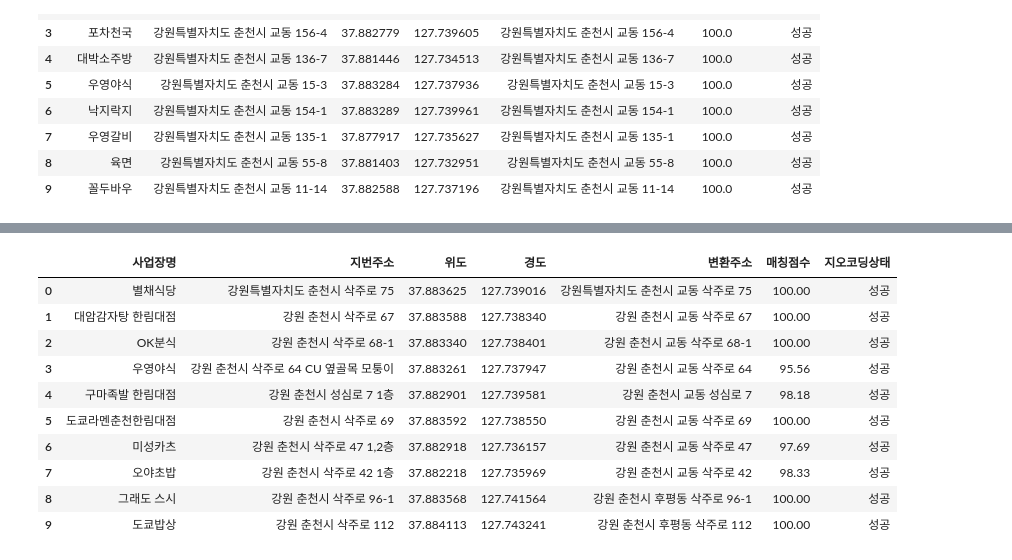
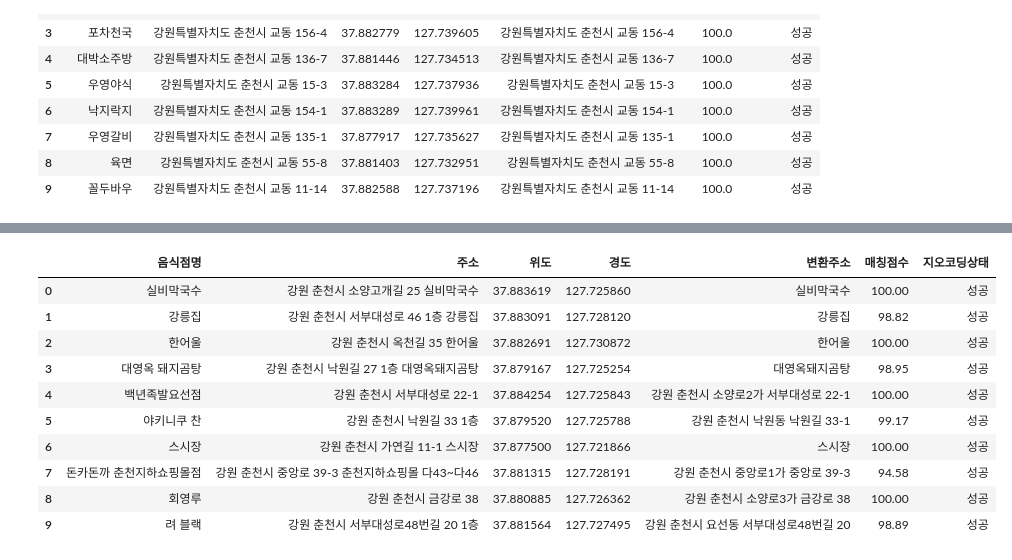
Before and after one commit to jinun02/Restaurant_List, a Jupyter notebook: 전국_음식점_정보csv/test copy.ipynb, the cells around one changed output, grey strips where cells are left out. Saved outputs shown, nothing was run; the diff lists cells and outputs as text; code cells hidden in the pictures.

```diff
--- a/전국_음식점_정보csv/test copy.ipynb
+++ b/전국_음식점_정보csv/test copy.ipynb
@@ -353,17 +353,19 @@ import pandas as pd
 import requests
 # 정렬 방식 재정의 파일
 # %%
-# 교동 음식점 지오코딩: ArcGIS 방식
+# 전체 지역 음식점 지오코딩: ArcGIS 방식
 import time
+
 import pandas as pd
 import requests
 
-INPUT_FILE = "filter_file_Gyo_dong_JS.csv"
-OUTPUT_FILE = "filter_file_Gyo_dong_JS_geocoded.csv"
+
+INPUT_FILE = "res_Food_List.csv"
+OUTPUT_FILE = "res_Food_List_geocoded.csv"
 
 df = pd.read_csv(INPUT_FILE, encoding="utf-8-sig")
 
-# 좌표 열은 반드시 숫자형으로 생성
+# 좌표 및 지오코딩 결과 열 생성
 df["위도"] = pd.Series(float("nan"), index=df.index, dtype="float64")
 df["경도"] = pd.Series(float("nan"), index=df.index, dtype="float64")
 df["변환주소"] = pd.Series(pd.NA, index=df.index, dtype="string")
@@ -378,11 +380,11 @@ API_URL = (
 session = requests.Session()
 session.headers["User-Agent"] = "Mozilla/5.0 restaurant-list-geocoder/1.0"
 
-# 같은 주소를 중복 조회하지 않기 위한 캐시
+# 같은 주소의 중복 API 호출 방지
 cache = {}
 
 for number, index in enumerate(df.index, start=1):
-    address = " ".join(str(df.at[index, "지번주소"]).strip().split())
+    address = " ".join(str(df.at[index, "주소"]).strip().split())
 
     if not address or address.lower() == "nan":
         result = {"상태": "주소없음"}
@@ -405,12 +407,18 @@ for number, index in enumerate(df.index, start=1):
                 },
                 timeout=30,
             )
+
             response.raise_for_status()
             data = response.json()
 
             if data.get("error"):
-                message = data["error"].get("message", "ArcGIS API 오류")
-                result = {"상태": f"API오류: {message}"}
+                message = data["error"].get(
+                    "message",
+                    "ArcGIS API 오류",
+                )
+                result = {
+                    "상태": f"API오류: {message}",
+                }
 
             else:
                 candidates = data.get("candidates", [])
@@ -428,12 +436,19 @@ for number, index in enumerate(df.index, start=1):
                         "매칭점수": score,
                     }
                 else:
-                    result = {"상태": "검색결과없음"}
+                    result = {
+                        "상태": "검색결과없음",
+                    }
 
         except requests.RequestException as error:
-            result = {"상태": f"요청오류: {error}"}
+            result = {
+                "상태": f"요청오류: {error}",
+            }
+
         except (KeyError, TypeError, ValueError) as error:
-            result = {"상태": f"응답처리오류: {error}"}
+            result = {
+                "상태": f"응답처리오류: {error}",
+            }
 
         cache[address] = result
         time.sleep(0.25)
@@ -451,7 +466,7 @@ for number, index in enumerate(df.index, start=1):
         f"{address} -> {result['상태']}"
     )
 
-    # 실행 중단에 대비한 중간 저장
+    # 실행 중단에 대비해 10개마다 중간 저장
     if number % 10 == 0:
         df.to_csv(
             OUTPUT_FILE,
@@ -459,6 +474,7 @@ for number, index in enumerate(df.index, start=1):
             encoding="utf-8-sig",
         )
 
+# 최종 결과 저장
 df.to_csv(
     OUTPUT_FILE,
     index=False,
@@ -472,8 +488,8 @@ print("결과 파일:", OUTPUT_FILE)
 display(
     df[
         [
-            "사업장명",
-            "지번주소",
+            "음식점명",
+            "주소",
             "위도",
             "경도",
             "변환주소",
@@ -503,11 +519,11 @@ Name: count, dtype: int64[pyarrow]
-|  | 사업장명 | 지번주소 | 위도 | 경도 | 변환주소 | 매칭점수 | 지오코딩상태 |
-| 0 | 별채식당 | 강원특별자치도 춘천시 삭주로 75 | 37.883625 | 127.739016 | 강원특별자치도 춘천시 교동 삭주로 75 | 100.00 | 성공 |
-| 1 | 대암감자탕 한림대점 | 강원 춘천시 삭주로 67 | 37.883588 | 127.738340 | 강원 춘천시 교동 삭주로 67 | 100.00 | 성공 |
-| 2 | OK분식 | 강원 춘천시 삭주로 68-1 | 37.883340 | 127.738401 | 강원 춘천시 교동 삭주로 68-1 | 100.00 | 성공 |
-| 3 | 우영야식 | 강원 춘천시 삭주로 64 CU 옆골목 모퉁이 | 37.883261 | 127.737947 | 강원 춘천시 교동 삭주로 64 | 95.56 | 성공 |
-| 4 | 구마족발 한림대점 | 강원 춘천시 성심로 7 1층 | 37.882901 | 127.739581 | 강원 춘천시 교동 성심로 7 | 98.18 | 성공 |
-| 5 | 도쿄라멘춘천한림대점 | 강원 춘천시 삭주로 69 | 37.883592 | 127.738550 | 강원 춘천시 교동 삭주로 69 | 100.00 | 성공 |
-| 6 | 미성카츠 | 강원 춘천시 삭주로 47 1,2층 | 37.882918 | 127.736157 | 강원 춘천시 교동 삭주로 47 | 97.69 | 성공 |
-| 7 | 오야초밥 | 강원 춘천시 삭주로 42 1층 | 37.882218 | 127.735969 | 강원 춘천시 교동 삭주로 42 | 98.33 | 성공 |
-| 8 | 그래도 스시 | 강원 춘천시 삭주로 96-1 | 37.883568 | 127.741564 | 강원 춘천시 후평동 삭주로 96-1 | 100.00 | 성공 |
-| 9 | 도쿄밥상 | 강원 춘천시 삭주로 112 | 37.884113 | 127.743241 | 강원 춘천시 후평동 삭주로 112 | 100.00 | 성공 |
+|  | 음식점명 | 주소 | 위도 | 경도 | 변환주소 | 매칭점수 | 지오코딩상태 |
+| 0 | 실비막국수 | 강원 춘천시 소양고개길 25 실비막국수 | 37.883619 | 127.725860 | 실비막국수 | 100.00 | 성공 |
+| 1 | 강릉집 | 강원 춘천시 서부대성로 46 1층 강릉집 | 37.883091 | 127.728120 | 강릉집 | 98.82 | 성공 |
+| 2 | 한어울 | 강원 춘천시 옥천길 35 한어울 | 37.882691 | 127.730872 | 한어울 | 100.00 | 성공 |
+| 3 | 대영옥 돼지곰탕 | 강원 춘천시 낙원길 27 1층 대영옥돼지곰탕 | 37.879167 | 127.725254 | 대영옥돼지곰탕 | 98.95 | 성공 |
+| 4 | 백년족발요선점 | 강원 춘천시 서부대성로 22-1 | 37.884254 | 127.725843 | 강원 춘천시 소양로2가 서부대성로 22-1 | 100.00 | 성공 |
+| 5 | 야키니쿠 찬 | 강원 춘천시 낙원길 33 1층 | 37.879520 | 127.725788 | 강원 춘천시 낙원동 낙원길 33-1 | 99.17 | 성공 |
+| 6 | 스시장 | 강원 춘천시 가연길 11-1 스시장 | 37.877500 | 127.721866 | 스시장 | 100.00 | 성공 |
+| 7 | 돈카돈까 춘천지하쇼핑몰점 | 강원 춘천시 중앙로 39-3 춘천지하쇼핑몰 다43~다46 | 37.881315 | 127.728191 | 강원 춘천시 중앙로1가 중앙로 39-3 | 94.58 | 성공 |
+| 8 | 회영루 | 강원 춘천시 금강로 38 | 37.880885 | 127.726362 | 강원 춘천시 소양로3가 금강로 38 | 100.00 | 성공 |
+| 9 | 려 블랙 | 강원 춘천시 서부대성로48번길 20 1층 | 37.881564 | 127.727495 | 강원 춘천시 요선동 서부대성로48번길 20 | 98.89 | 성공 |
```
Also changed, not shown: parts of 1 cell of this notebook, 7 other files.
